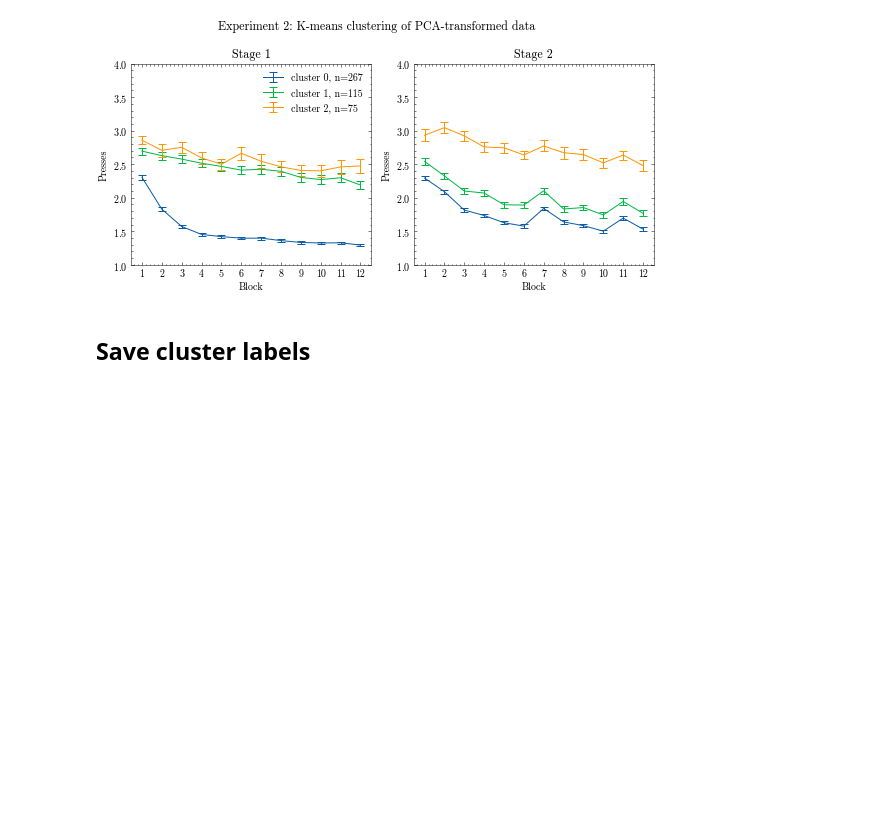
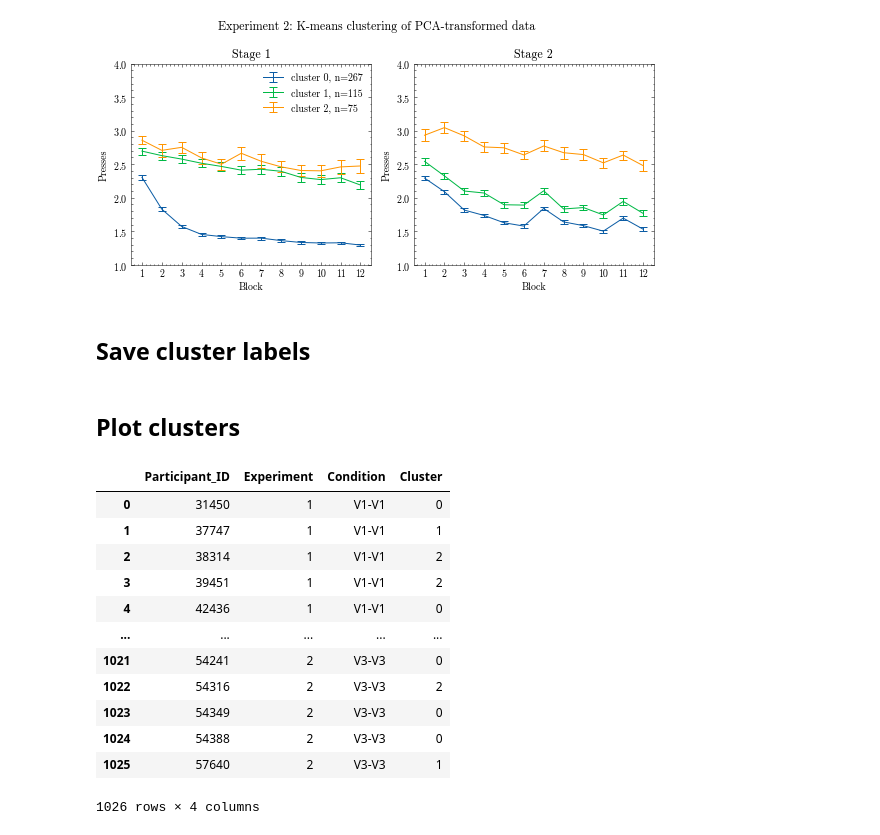
Before and after one commit to jl3676/learning_hierarchy, a Jupyter notebook: cluster_participants.ipynb, the cells around one changed output. Cells and saved outputs as stored; diff of their text form; code cells hidden in the pictures; blank space fills up the shorter version.

```diff
--- a/cluster_participants.ipynb
+++ b/cluster_participants.ipynb
@@ -120,3 +120,5 @@ meta_data['Cluster'] = cluster
 # %%
 with open('../learning_hierarchy/data.pkl', 'wb') as file:
     pickle.dump({'data': all_data, 'meta_data': meta_data}, file)
+# %% [markdown]
+## Plot clusters
@@ -122,0 +130,16 @@ with open('../learning_hierarchy/data.pkl', 'wb') as file:
+# %%
+meta_data
+# %% [output]
+|  | Participant_ID | Experiment | Condition | Cluster |
+| 0 | 31450 | 1 | V1-V1 | 0 |
+| 1 | 37747 | 1 | V1-V1 | 1 |
+| 2 | 38314 | 1 | V1-V1 | 2 |
+| 3 | 39451 | 1 | V1-V1 | 2 |
+| 4 | 42436 | 1 | V1-V1 | 0 |
+| ... | ... | ... | ... | ... |
+| 1021 | 54241 | 2 | V3-V3 | 0 |
+| 1022 | 54316 | 2 | V3-V3 | 2 |
+| 1023 | 54349 | 2 | V3-V3 | 0 |
+| 1024 | 54388 | 2 | V3-V3 | 0 |
+| 1025 | 57640 | 2 | V3-V3 | 1 |
+1026 rows × 4 columns
```
Also changed, not shown: parts of 2 cells of this notebook, 1 other file.
